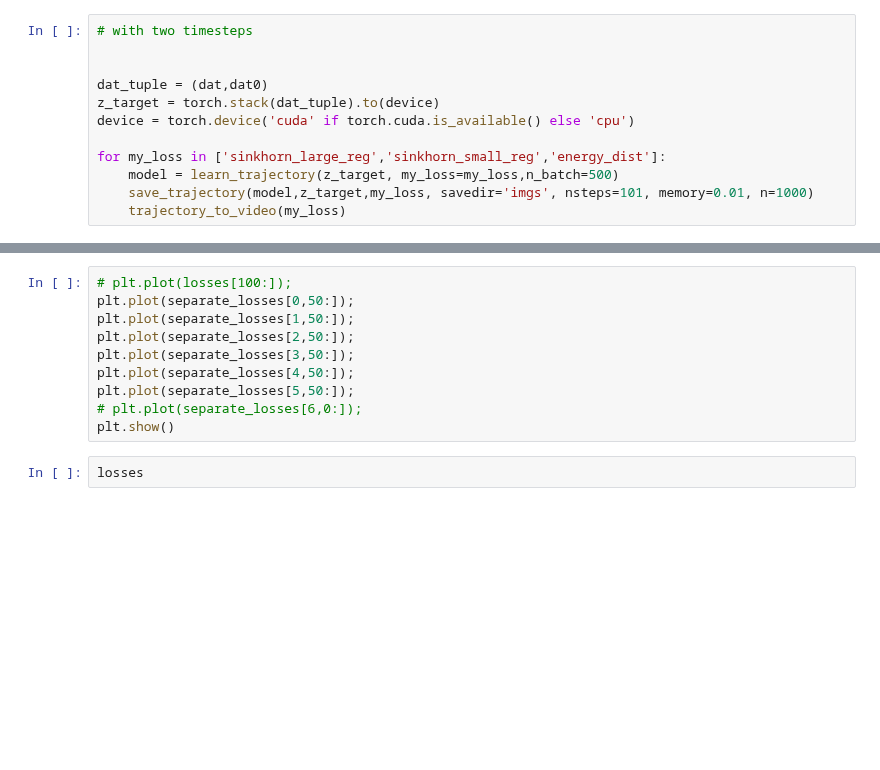
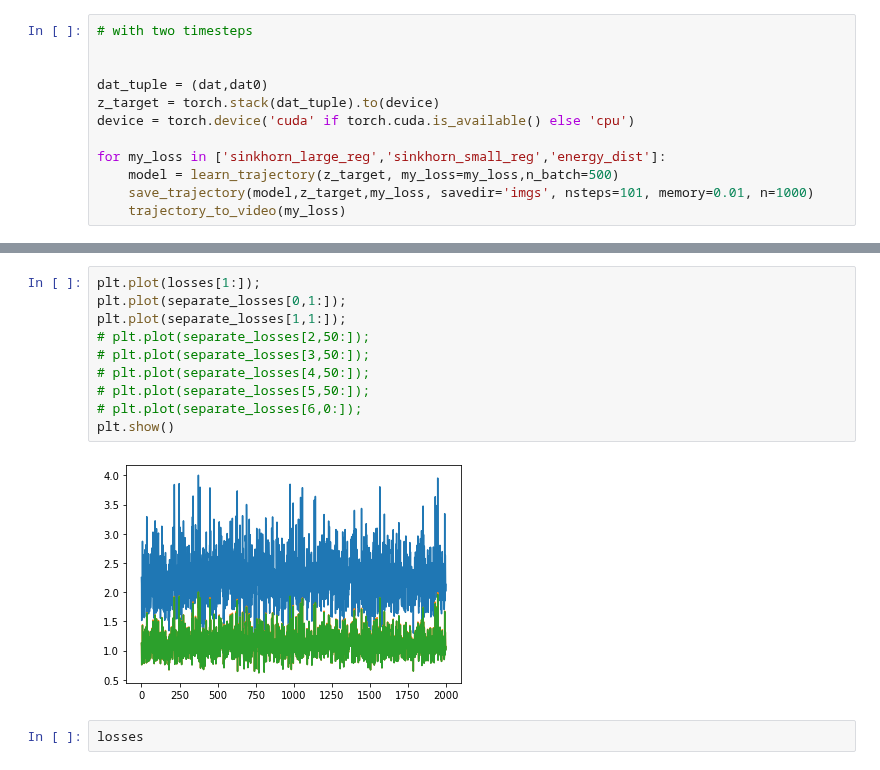
Before and after one commit to pzpzpzp1/wassflow, a Jupyter notebook: cnf-sinkhorn-demo.ipynb, the cells around one changed output, grey strips where cells are left out. Drawn from its saved outputs; the diff is of its cells as text; blank space fills up the shorter version.

```diff
--- a/cnf-sinkhorn-demo.ipynb
+++ b/cnf-sinkhorn-demo.ipynb
@@ -183,12 +235,14 @@ for param in model.parameters():
 # %%
-# plt.plot(losses[100:]);
-plt.plot(separate_losses[0,50:]);
-plt.plot(separate_losses[1,50:]);
-plt.plot(separate_losses[2,50:]);
-plt.plot(separate_losses[3,50:]);
-plt.plot(separate_losses[4,50:]);
-plt.plot(separate_losses[5,50:]);
+plt.plot(losses[1:]);
+plt.plot(separate_losses[0,1:]);
+plt.plot(separate_losses[1,1:]);
+# plt.plot(separate_losses[2,50:]);
+# plt.plot(separate_losses[3,50:]);
+# plt.plot(separate_losses[4,50:]);
+# plt.plot(separate_losses[5,50:]);
 # plt.plot(separate_losses[6,0:]);
 plt.show()
+# %% [output]
+[figure, added]
 # %%
 losses
```
Also changed, not shown: parts of 4 cells of this notebook, 4 other files.
